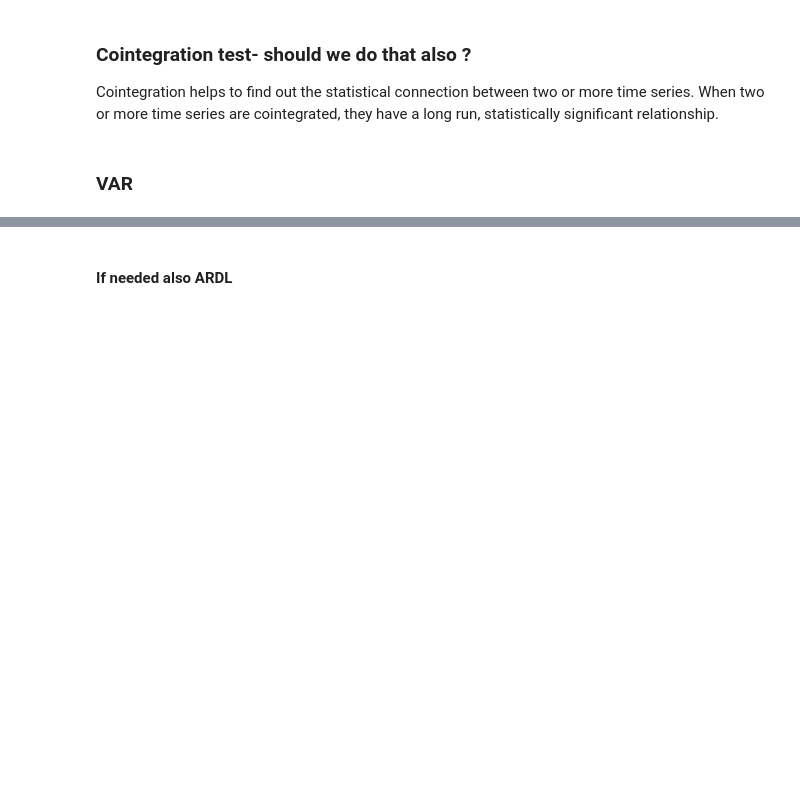
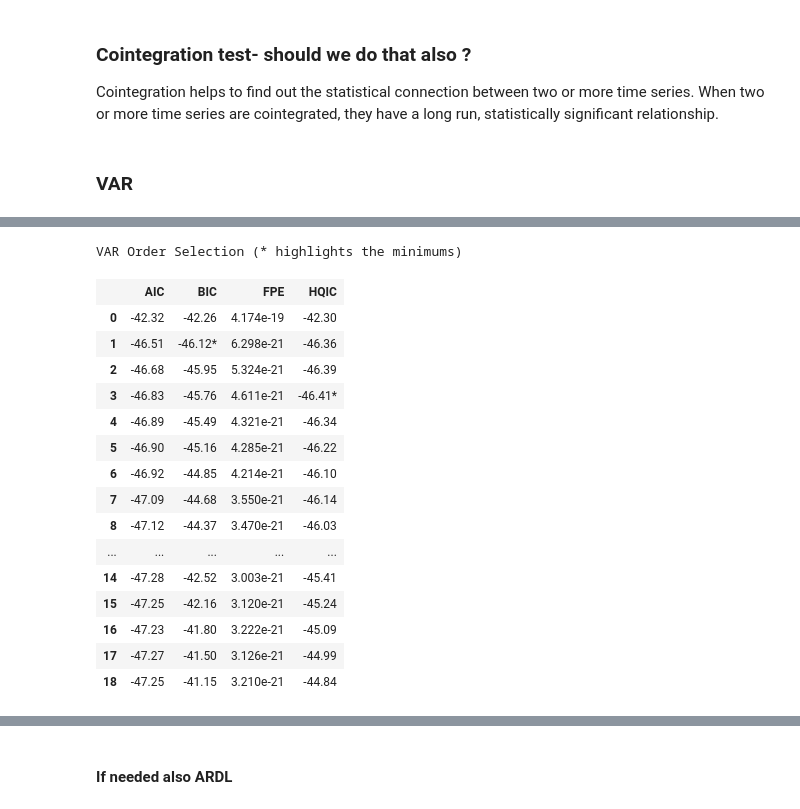
Before and after one commit to Nsmid/Research-project-Fintech-BTC_PRICES, a Jupyter notebook: research_project.ipynb, the cells around one changed output, grey strips where cells are left out. Drawn from its saved outputs; the diff is of its cells as text; code cells hidden in the pictures; blank space fills up the shorter version.

```diff
--- a/research_project.ipynb
+++ b/research_project.ipynb
@@ -916,0 +1011,25 @@ tweets              0.000958     0.648244  0.001895  0.000671  0.000417  0.02468
+# %%
+data_m3_1 = data_m3.drop(columns=['GoogleTrend'])
+# %%
+var_m3 = VAR(data_m3_1)
+# %%
+order_m3 = var_m3.select_order()
+order_m3.summary()
+# %% [output]
+VAR Order Selection (* highlights the minimums)
+|  | AIC | BIC | FPE | HQIC |
+| 0 | -42.32 | -42.26 | 4.174e-19 | -42.30 |
+| 1 | -46.51 | -46.12* | 6.298e-21 | -46.36 |
+| 2 | -46.68 | -45.95 | 5.324e-21 | -46.39 |
+| 3 | -46.83 | -45.76 | 4.611e-21 | -46.41* |
+| 4 | -46.89 | -45.49 | 4.321e-21 | -46.34 |
+| 5 | -46.90 | -45.16 | 4.285e-21 | -46.22 |
+| 6 | -46.92 | -44.85 | 4.214e-21 | -46.10 |
+| 7 | -47.09 | -44.68 | 3.550e-21 | -46.14 |
+| 8 | -47.12 | -44.37 | 3.470e-21 | -46.03 |
+| ... | ... | ... | ... | ... |
+| 14 | -47.28 | -42.52 | 3.003e-21 | -45.41 |
+| 15 | -47.25 | -42.16 | 3.120e-21 | -45.24 |
+| 16 | -47.23 | -41.80 | 3.222e-21 | -45.09 |
+| 17 | -47.27 | -41.50 | 3.126e-21 | -44.99 |
+| 18 | -47.25 | -41.15 | 3.210e-21 | -44.84 |
```
Also changed, not shown: parts of 29 cells of this notebook.
